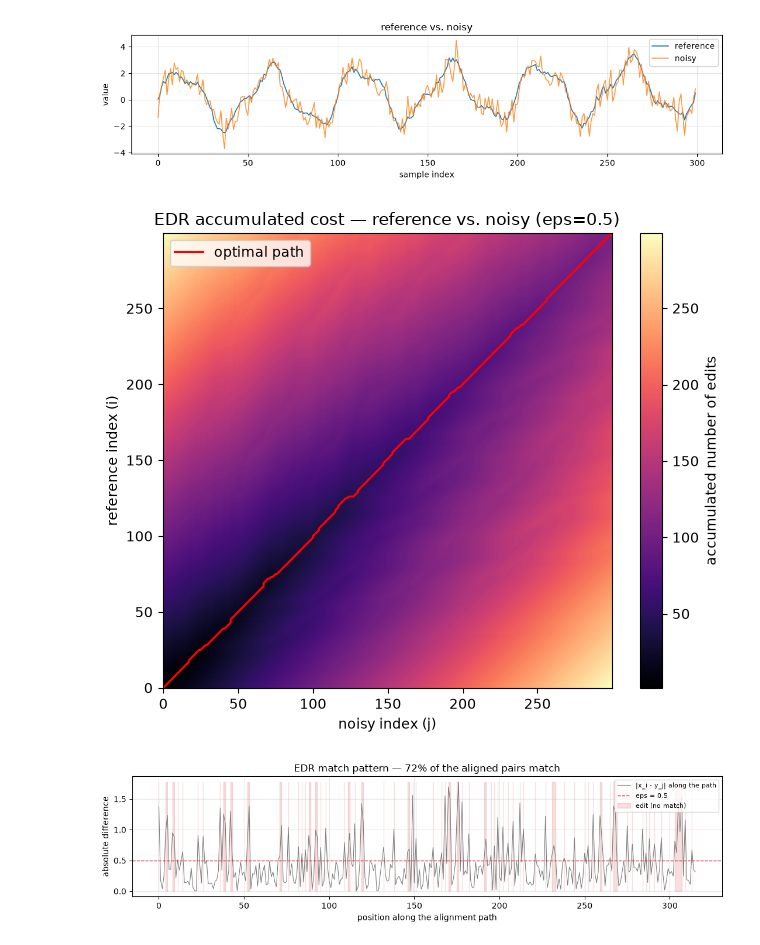
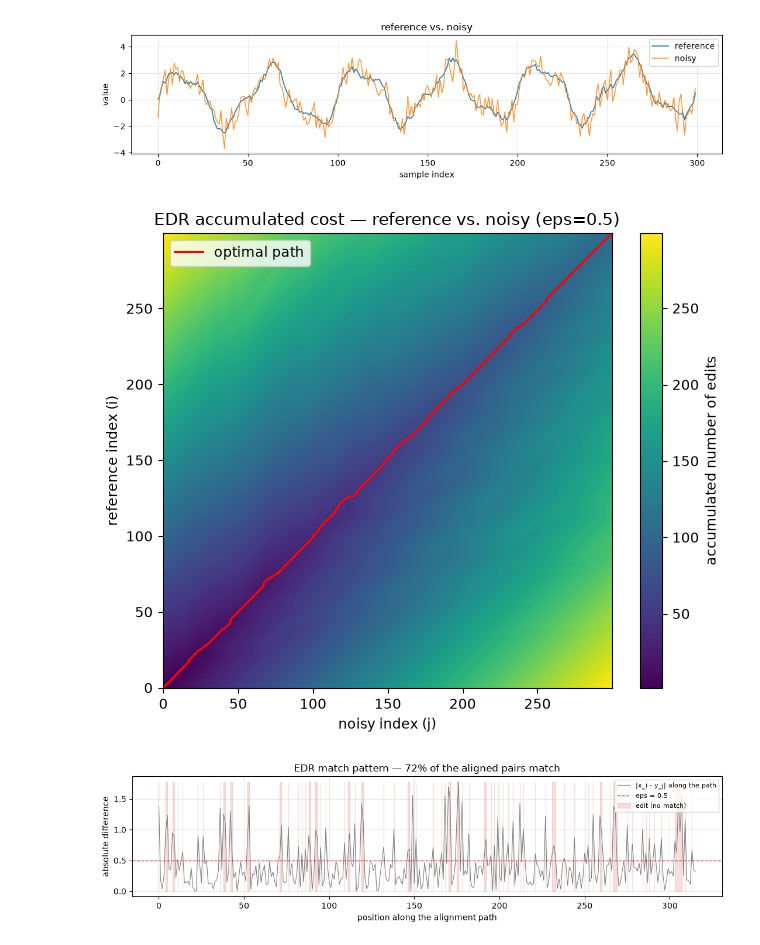
Before and after one commit to CleMaHo/TSA, a Jupyter notebook: notebooks/02_edr.ipynb, the cells around one changed output. Drawn from its saved outputs; the diff is of its cells as text; code cells hidden in the pictures.

Commit message:
changed cmap

```diff
--- a/notebooks/02_edr.ipynb
+++ b/notebooks/02_edr.ipynb
@@ -142,21 +142,20 @@ plotting.plot_pair(reference, dataset["noisy"], labels=("reference", "noisy"),
 # %%
 # Visualization part 2: the DP matrix in the same style as notebook 01.
 # The staircase structure comes from the integer costs: whole regions of the
 # matrix share the same accumulated number of edits.
 D_demo = edr_cost_matrix(reference, dataset["noisy"], eps=EPS_DEMO)
 path_demo = edr_path(D_demo)
 
 plotting.plot_cost_matrix(
     D_demo[1:, 1:],
     path=path_demo,
     title=f"EDR accumulated cost — reference vs. noisy (eps={EPS_DEMO})",
     xlabel="noisy index (j)",
     ylabel="reference index (i)",
     cbar_label="accumulated number of edits",
-    cmap="magma",
 )
 # %% [output]
-[figure, old version]
+[figure, new version]
 # %%
 # Visualization part 3: which sample pairs along that optimal path actually
 # matched (|x_i - y_j| <= eps) and which had to be paid for as an edit.
```
